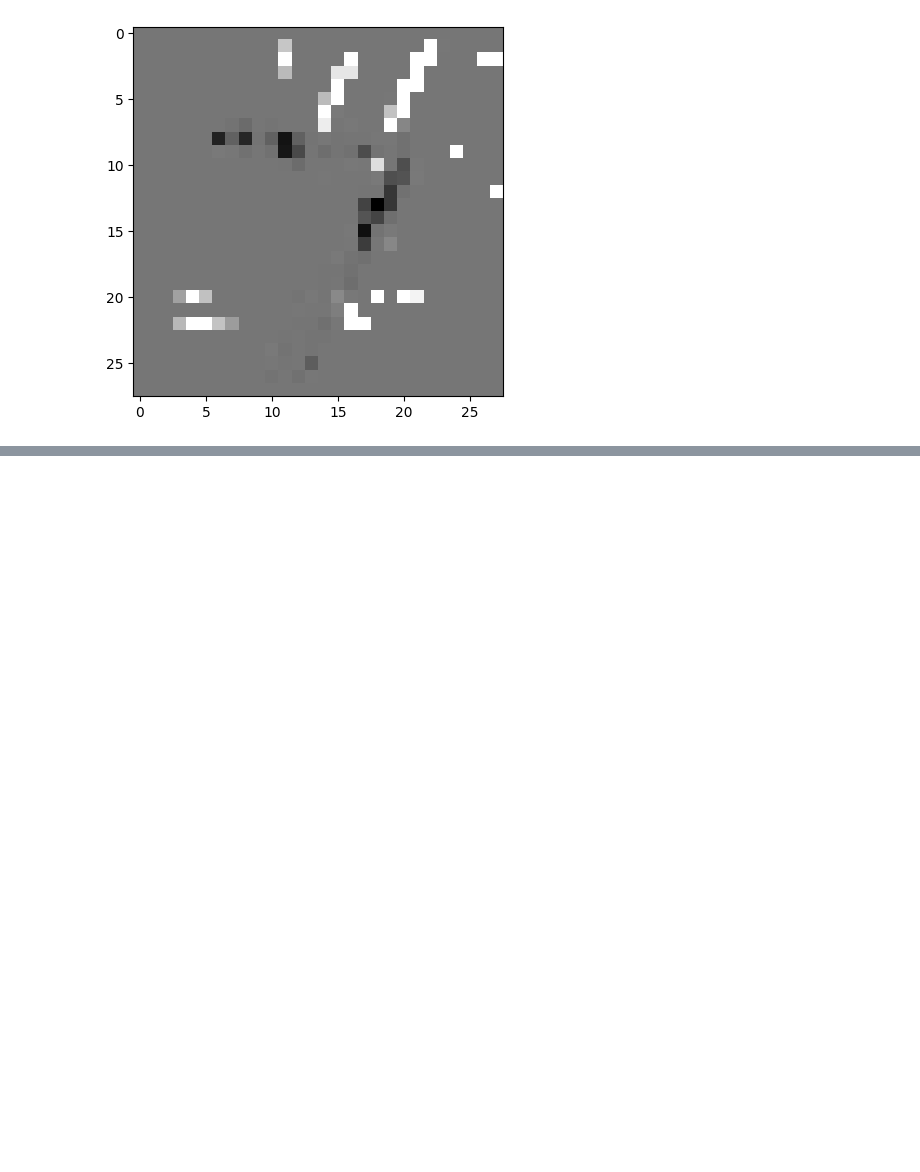
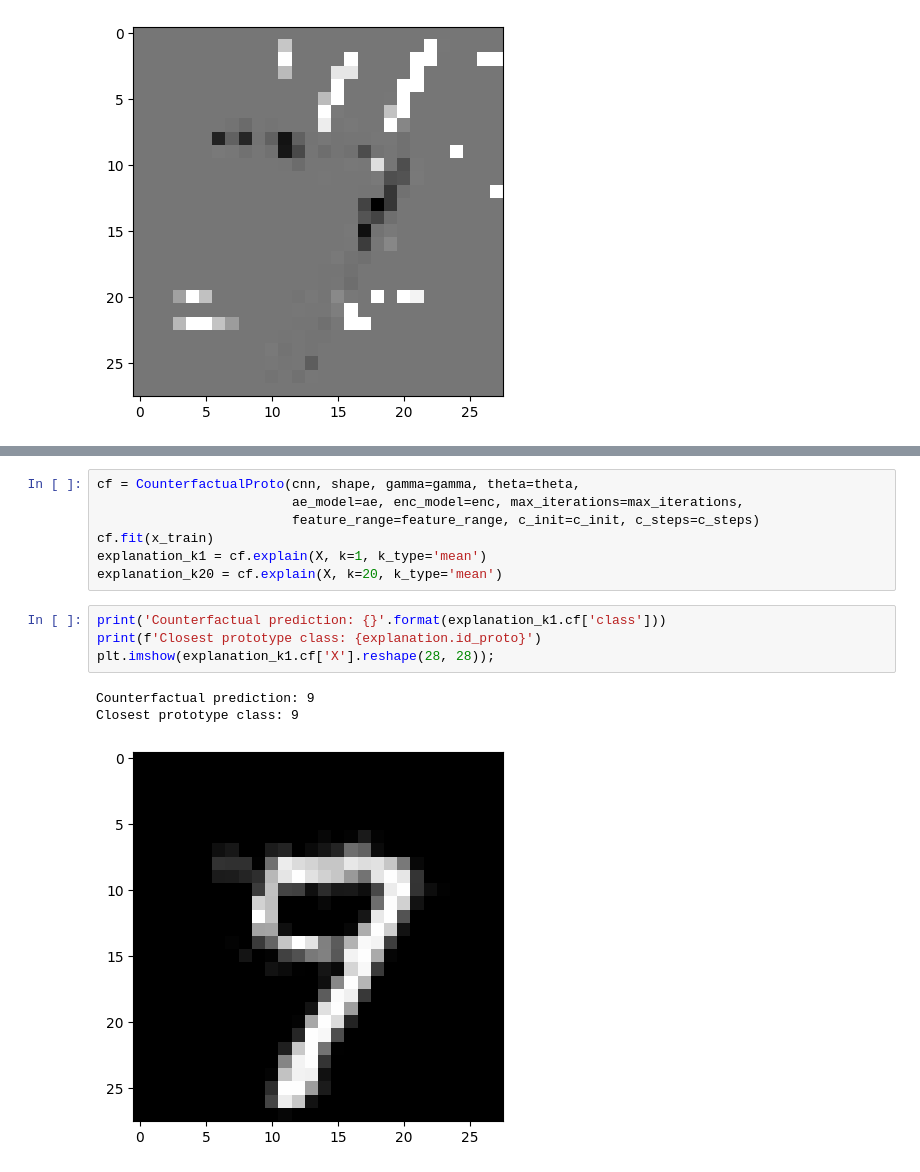
Before and after one commit to MBernart/counterfactuals, a Jupyter notebook: experiments/alibi_MNIST.ipynb, the cells around one changed output, grey strips where cells are left out. Saved outputs shown, nothing was run; the diff lists cells and outputs as text; blank space fills up the shorter version.

```diff
--- a/experiments/alibi_MNIST.ipynb
+++ b/experiments/alibi_MNIST.ipynb
@@ -198,0 +320,15 @@ plt.imshow((explanation.cf['X'] - X).reshape(28, 28));
+# %%
+cf = CounterfactualProto(cnn, shape, gamma=gamma, theta=theta,
+                         ae_model=ae, enc_model=enc, max_iterations=max_iterations,
+                         feature_range=feature_range, c_init=c_init, c_steps=c_steps)
+cf.fit(x_train)
+explanation_k1 = cf.explain(X, k=1, k_type='mean')
+explanation_k20 = cf.explain(X, k=20, k_type='mean')
+# %%
+print('Counterfactual prediction: {}'.format(explanation_k1.cf['class']))
+print(f'Closest prototype class: {explanation.id_proto}')
+plt.imshow(explanation_k1.cf['X'].reshape(28, 28));
+# %% [output]
+Counterfactual prediction: 9
+Closest prototype class: 9
+[figure, added]
```
Also changed, not shown: parts of 25 cells of this notebook, 2 other files.
